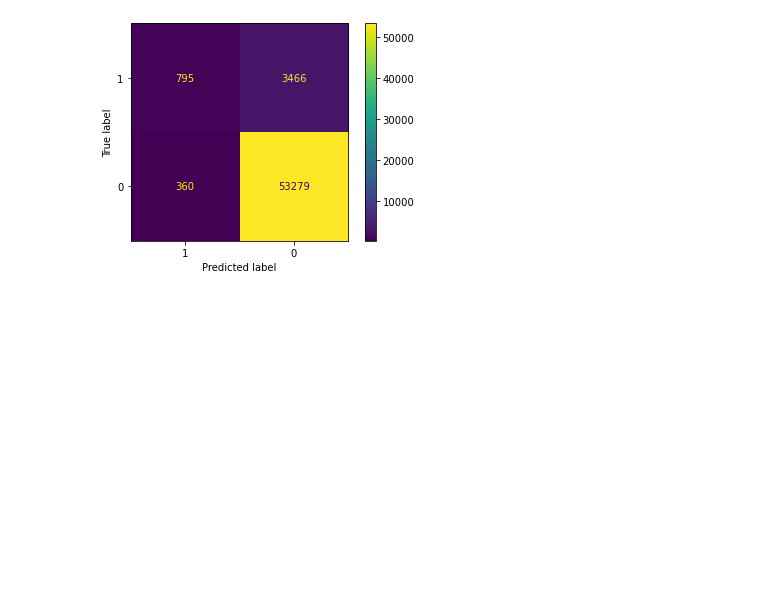
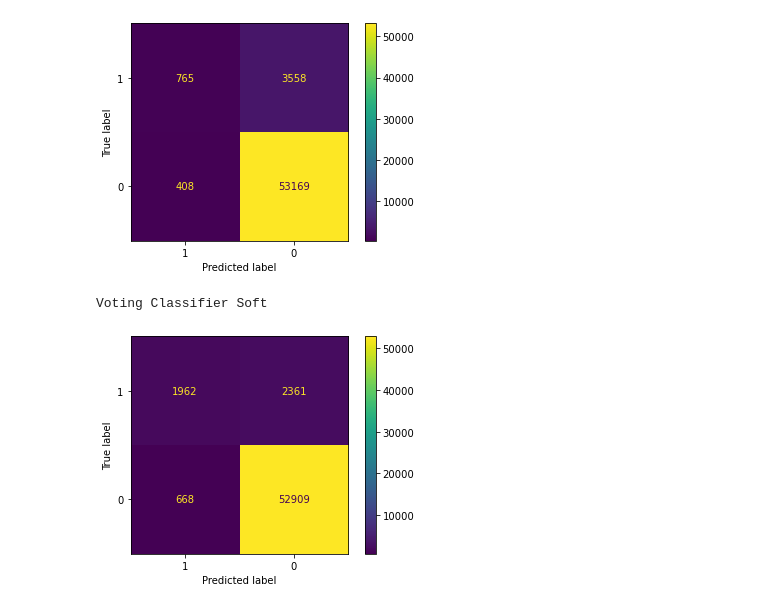
Before and after one commit to nahomjd/BFOR-516-Project, a Jupyter notebook: models/Category Models.ipynb, the cells around one changed output. Saved outputs shown, nothing was run; the diff lists cells and outputs as text; code cells hidden in the pictures; blank space fills up the shorter version.

```diff
--- a/models/Category Models.ipynb
+++ b/models/Category Models.ipynb
@@ -142,4 +117,4 @@ test.loc[test['top_league'] ==1]
 # %%
-rf = ensemble.RandomForestClassifier()
+rf = ensemble.RandomForestClassifier(n_estimators=200)
 rf.fit(train[pred_vars], train['top_league'])
 # %% [output]
@@ -311,3 +326,12 @@ plt.show()
 # %% [output]
 LogisticRegression
 [figure]
+# %%
+predicted = vcs.predict(test.loc[:, pred_vars])
+metrics.confusion_matrix(y_true=test['top_league'], y_pred=predicted, labels=[1, 0])
+metrics.plot_confusion_matrix(vcs, test.loc[:, pred_vars], test['top_league'], labels=[1, 0])
+print('Voting Classifier Soft')
+plt.show()
+# %% [output]
+Voting Classifier Soft
+[figure, added]
```
Also changed, not shown: parts of 22 cells of this notebook, 2 other files.
